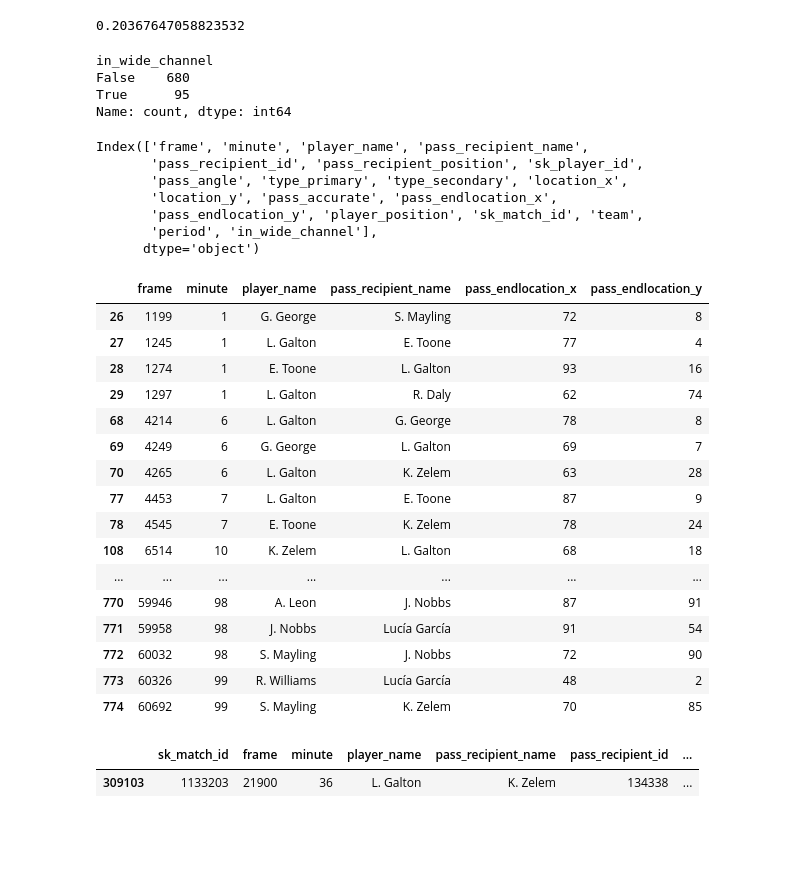
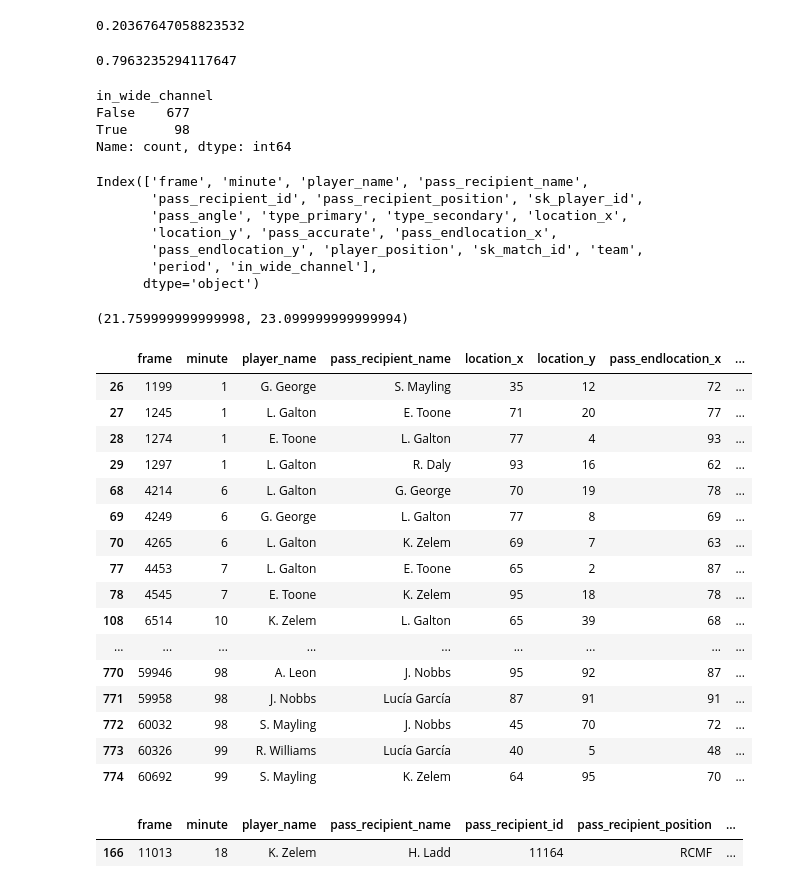
Before and after one commit to lorihe/ASI, a Jupyter notebook: segments.ipynb, the cells around one changed output. Drawn from its saved outputs; the diff is of its cells as text; code cells hidden in the pictures; blank space fills up the shorter version.

```diff
--- a/segments.ipynb
+++ b/segments.ipynb
@@ -158,15 +141,19 @@ W = 68
 ((W - 40.3)/2)/W
 # %% [output]
 0.20367647058823532
+# %%
+(40.3/2+W/2)/W
+# %% [output]
+0.7963235294117647
 # %%
 match_event_df['in_wide_channel'] = match_event_df.apply(
-    lambda row: True if row['pass_endlocation_x'] > 66 and (row['pass_endlocation_y'] > 80 or row['pass_endlocation_y'] < 20) and row['pass_recipient_id'] != 0 else False, axis = 1)
+    lambda row: True if row['pass_endlocation_x'] >= 66 and (row['pass_endlocation_y'] > 81 or row['pass_endlocation_y'] < 19) and row['pass_recipient_id'] != 0 else False, axis = 1)
 # %%
 match_event_df.in_wide_channel.value_counts()
 # %% [output]
 in_wide_channel
-False    680
-True      95
+False    677
+True      98
 Name: count, dtype: int64
 # %%
 result_df.columns
@@ -178,35 +165,39 @@ Index(['frame', 'minute', 'player_name', 'pass_recipient_name',
        'pass_endlocation_y', 'player_position', 'sk_match_id', 'team',
        'period', 'in_wide_channel'],
       dtype='object')
+# %%
+W*0.82-W/2, L*0.72-L/2
+# %% [output]
+(21.759999999999998, 23.099999999999994)
 # %%
 true_indices = match_event_df[match_event_df['in_wide_channel'] == True].index
 all_indices = true_indices.tolist() + (true_indices + 1).tolist()
 all_indices = list(set(all_indices))
 all_indices = [idx for idx in all_indices if idx < len(match_event_df)]
 result_df = match_event_df.loc[all_indices]
 result_df = result_df.sort_index()
-result_df[['frame', 'minute', 'player_name', 'pass_recipient_name',
+result_df[['frame', 'minute', 'player_name', 'pass_recipient_name','location_x','location_y',
     'pass_endlocation_x', 'pass_endlocation_y']]
 # %% [output]
-|  | frame | minute | player_name | pass_recipient_name | pass_endlocation_x | pass_endlocation_y |
-| 26 | 1199 | 1 | G. George | S. Mayling | 72 | 8 |
-| 27 | 1245 | 1 | L. Galton | E. Toone | 77 | 4 |
-| 28 | 1274 | 1 | E. Toone | L. Galton | 93 | 16 |
-| 29 | 1297 | 1 | L. Galton | R. Daly | 62 | 74 |
-| 68 | 4214 | 6 | L. Galton | G. George | 78 | 8 |
-| 69 | 4249 | 6 | G. George | L. Galton | 69 | 7 |
-| 70 | 4265 | 6 | L. Galton | K. Zelem | 63 | 28 |
-| 77 | 4453 | 7 | L. Galton | E. Toone | 87 | 9 |
-| 78 | 4545 | 7 | E. Toone | K. Zelem | 78 | 24 |
-| 108 | 6514 | 10 | K. Zelem | L. Galton | 68 | 18 |
-| ... | ... | ... | ... | ... | ... | ... |
-| 770 | 59946 | 98 | A. Leon | J. Nobbs | 87 | 91 |
-| 771 | 59958 | 98 | J. Nobbs | Lucía García | 91 | 54 |
-| 772 | 60032 | 98 | S. Mayling | J. Nobbs | 72 | 90 |
-| 773 | 60326 | 99 | R. Williams | Lucía García | 48 | 2 |
-| 774 | 60692 | 99 | S. Mayling | K. Zelem | 70 | 85 |
+|  | frame | minute | player_name | pass_recipient_name | location_x | location_y | pass_endlocation_x | ... |
+| 26 | 1199 | 1 | G. George | S. Mayling | 35 | 12 | 72 | ... |
+| 27 | 1245 | 1 | L. Galton | E. Toone | 71 | 20 | 77 | ... |
+| 28 | 1274 | 1 | E. Toone | L. Galton | 77 | 4 | 93 | ... |
+| 29 | 1297 | 1 | L. Galton | R. Daly | 93 | 16 | 62 | ... |
+| 68 | 4214 | 6 | L. Galton | G. George | 70 | 19 | 78 | ... |
+| 69 | 4249 | 6 | G. George | L. Galton | 77 | 8 | 69 | ... |
+| 70 | 4265 | 6 | L. Galton | K. Zelem | 69 | 7 | 63 | ... |
+| 77 | 4453 | 7 | L. Galton | E. Toone | 65 | 2 | 87 | ... |
+| 78 | 4545 | 7 | E. Toone | K. Zelem | 95 | 18 | 78 | ... |
+| 108 | 6514 | 10 | K. Zelem | L. Galton | 65 | 39 | 68 | ... |
+| ... | ... | ... | ... | ... | ... | ... | ... | ... |
+| 770 | 59946 | 98 | A. Leon | J. Nobbs | 95 | 92 | 87 | ... |
+| 771 | 59958 | 98 | J. Nobbs | Lucía García | 87 | 91 | 91 | ... |
+| 772 | 60032 | 98 | S. Mayling | J. Nobbs | 45 | 70 | 72 | ... |
+| 773 | 60326 | 99 | R. Williams | Lucía García | 40 | 5 | 48 | ... |
+| 774 | 60692 | 99 | S. Mayling | K. Zelem | 64 | 95 | 70 | ... |
 # %%
-match_event_df[match_event_df['frame'] == 21900]
+match_event_df[match_event_df['frame'] == 11013]
 # %% [output]
-|  | sk_match_id | frame | minute | player_name | pass_recipient_name | pass_recipient_id | ... |
-| 309103 | 1133203 | 21900 | 36 | L. Galton | K. Zelem | 134338 | ... |
+|  | frame | minute | player_name | pass_recipient_name | pass_recipient_id | pass_recipient_position | ... |
+| 166 | 11013 | 18 | K. Zelem | H. Ladd | 11164 | RCMF | ... |
```
Also changed, not shown: parts of 5 cells of this notebook, 1 other file.
